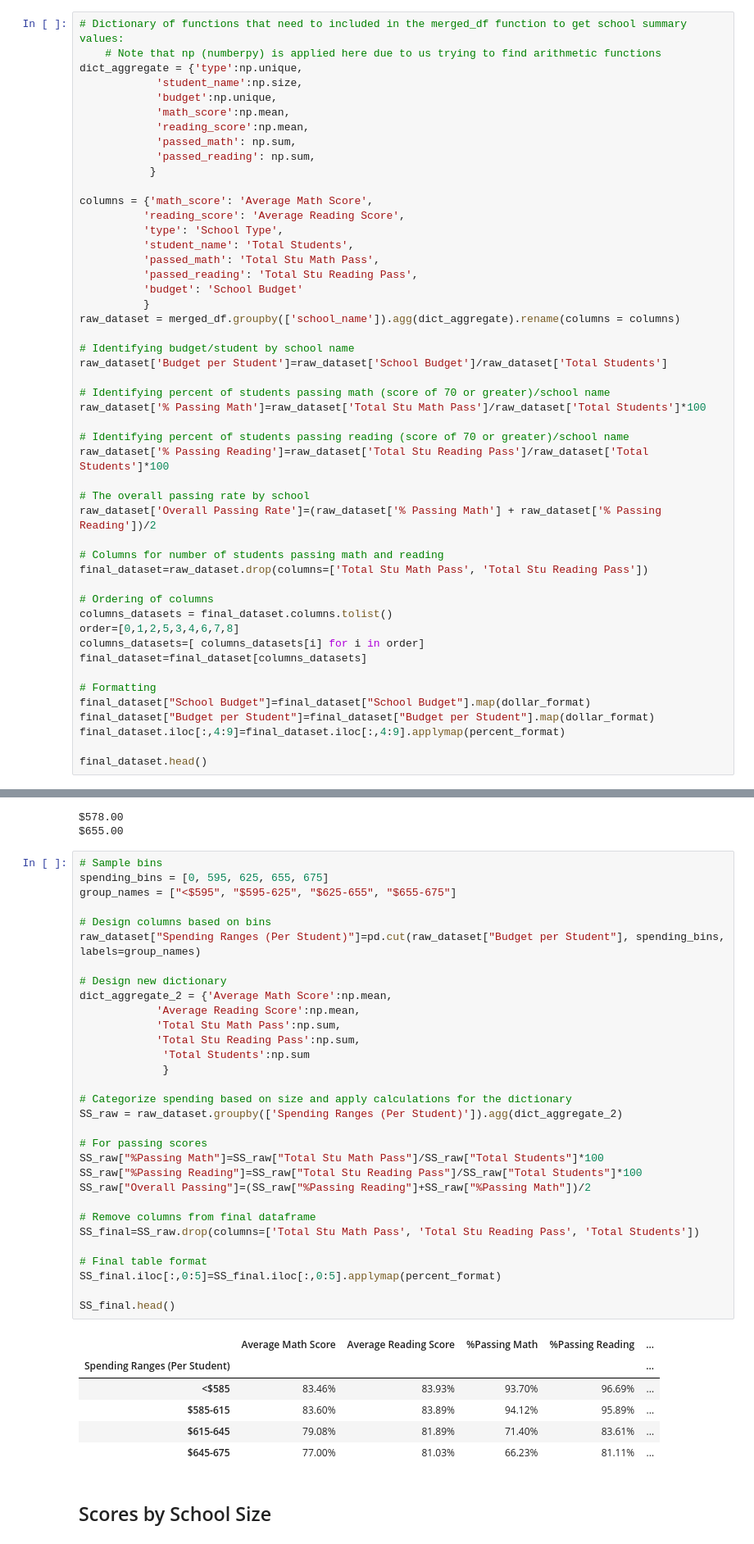
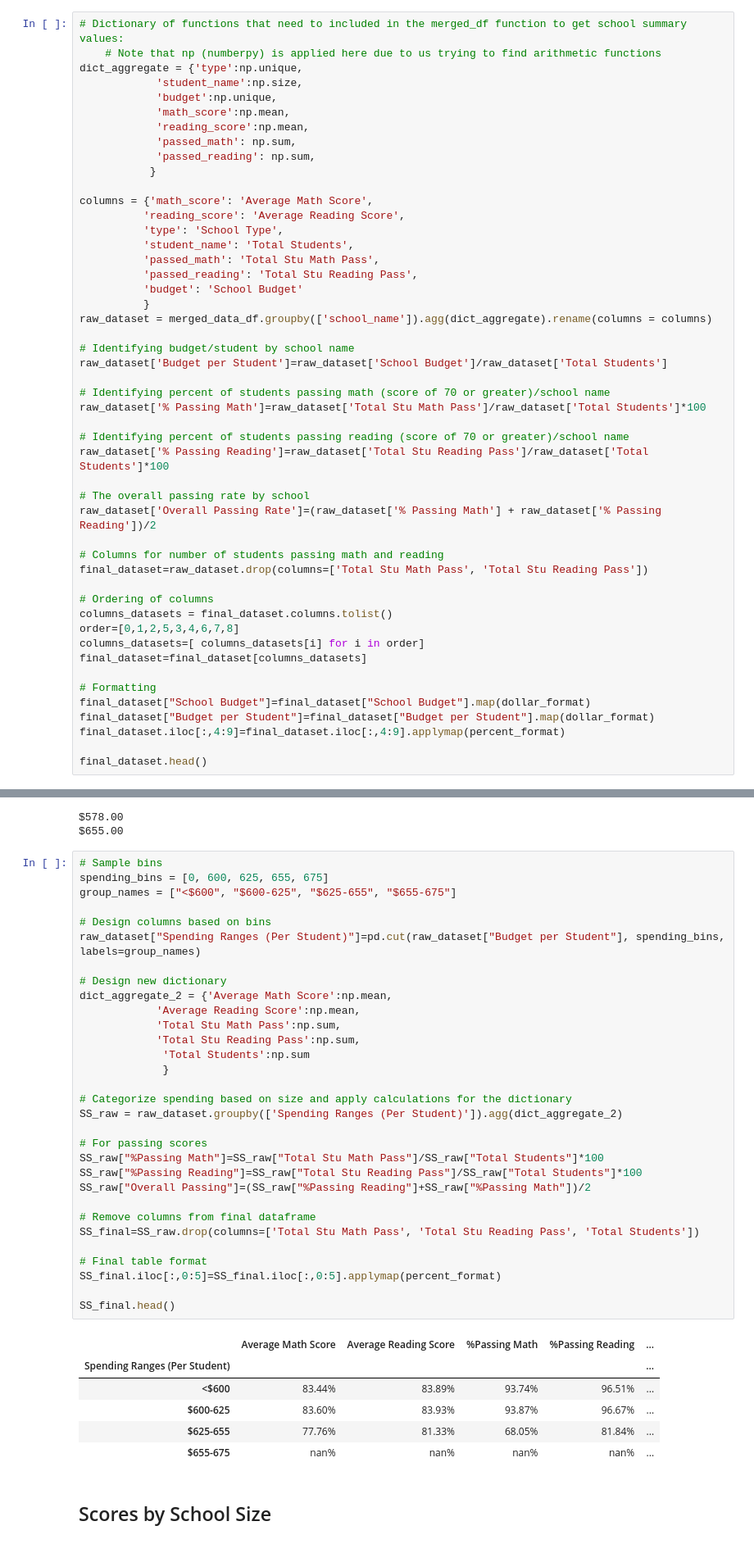
Before and after one commit to hanifhad/Bootcamp, a Jupyter notebook: Unit 4/PyCitySchools_starter.ipynb, the cells around one changed output, grey strips where cells are left out. Shown: that part at 82% size. Drawn from its saved outputs; the diff is of its cells as text.

```diff
--- a/Unit 4/PyCitySchools_starter.ipynb
+++ b/Unit 4/PyCitySchools_starter.ipynb
@@ -142,7 +142,7 @@ columns = {'math_score': 'Average Math Score',
           'passed_reading': 'Total Stu Reading Pass',
           'budget': 'School Budget'
           }
-raw_dataset = merged_df.groupby(['school_name']).agg(dict_aggregate).rename(columns = columns)
+raw_dataset = merged_data_df.groupby(['school_name']).agg(dict_aggregate).rename(columns = columns)
 
 # Identifying budget/student by school name
 raw_dataset['Budget per Student']=raw_dataset['School Budget']/raw_dataset['Total Students']
@@ -313,42 +314,42 @@ $578.00
 $655.00
 # %%
 # Sample bins
-spending_bins = [0, 595, 625, 655, 675]
-group_names = ["<$595", "$595-625", "$625-655", "$655-675"]
+spending_bins = [0, 600, 625, 655, 675]
+group_names = ["<$600", "$600-625", "$625-655", "$655-675"]
 
 # Design columns based on bins
 raw_dataset["Spending Ranges (Per Student)"]=pd.cut(raw_dataset["Budget per Student"], spending_bins, labels=group_names)
 
 # Design new dictionary
 dict_aggregate_2 = {'Average Math Score':np.mean,
             'Average Reading Score':np.mean,
             'Total Stu Math Pass':np.sum,
             'Total Stu Reading Pass':np.sum,
              'Total Students':np.sum
              }
 
 # Categorize spending based on size and apply calculations for the dictionary
 SS_raw = raw_dataset.groupby(['Spending Ranges (Per Student)']).agg(dict_aggregate_2)
 
 # For passing scores
 SS_raw["%Passing Math"]=SS_raw["Total Stu Math Pass"]/SS_raw["Total Students"]*100
 SS_raw["%Passing Reading"]=SS_raw["Total Stu Reading Pass"]/SS_raw["Total Students"]*100
 SS_raw["Overall Passing"]=(SS_raw["%Passing Reading"]+SS_raw["%Passing Math"])/2
 
 # Remove columns from final dataframe
 SS_final=SS_raw.drop(columns=['Total Stu Math Pass', 'Total Stu Reading Pass', 'Total Students'])
 
 # Final table format
 SS_final.iloc[:,0:5]=SS_final.iloc[:,0:5].applymap(percent_format)
 
 SS_final.head()
 # %% [output]
 |  | Average Math Score | Average Reading Score | %Passing Math | %Passing Reading | ... |
 | Spending Ranges (Per Student) |  |  |  |  | ... |
-| <$585 | 83.46% | 83.93% | 93.70% | 96.69% | ... |
-| $585-615 | 83.60% | 83.89% | 94.12% | 95.89% | ... |
-| $615-645 | 79.08% | 81.89% | 71.40% | 83.61% | ... |
-| $645-675 | 77.00% | 81.03% | 66.23% | 81.11% | ... |
+| <$600 | 83.44% | 83.89% | 93.74% | 96.51% | ... |
+| $600-625 | 83.60% | 83.93% | 93.87% | 96.67% | ... |
+| $625-655 | 77.76% | 81.33% | 68.05% | 81.84% | ... |
+| $655-675 | nan% | nan% | nan% | nan% | ... |
 # %% [markdown]
 ## Scores by School Size
 # %% [markdown]
```
Also changed, not shown: parts of 1 cell of this notebook.
